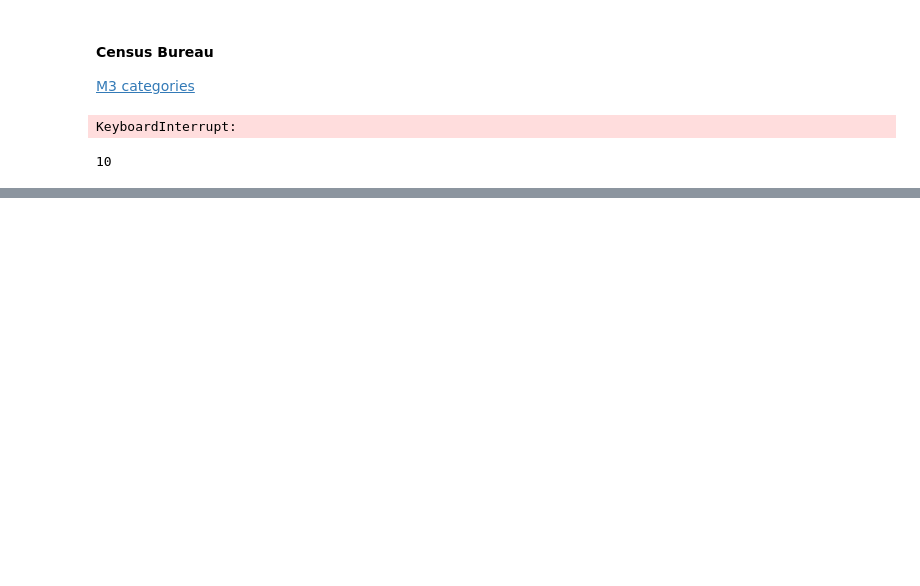
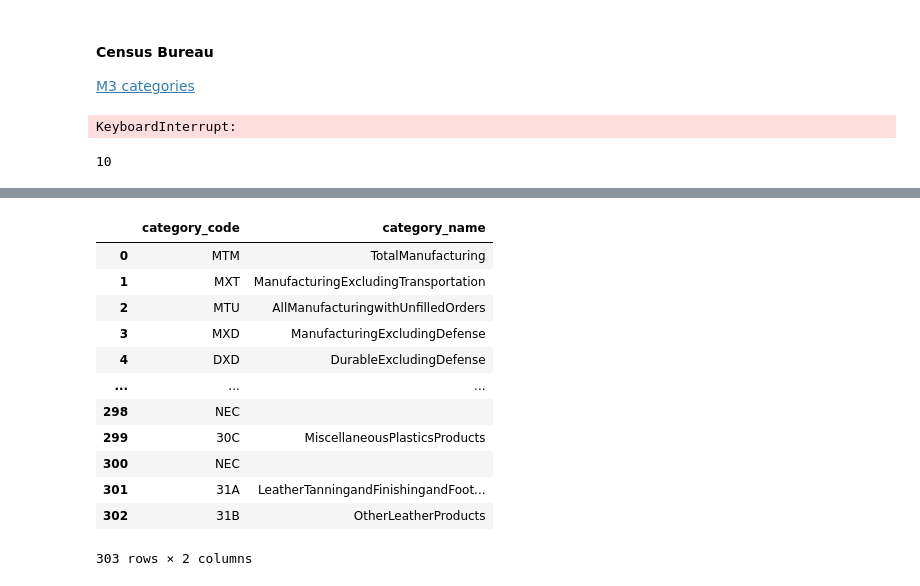
Before and after one commit to mh48642n/Scraping_and_APIs, a Jupyter notebook: census_data_series.ipynb, the cells around one changed output, grey strips where cells are left out. Saved outputs shown, nothing was run; the diff lists cells and outputs as text; code cells hidden in the pictures; blank space fills up the shorter version.

```diff
--- a/census_data_series.ipynb
+++ b/census_data_series.ipynb
@@ -13,3 +13,8 @@ from pypdf import PdfReader
 # %%
 os.chdir("C:/Users/marvi/OneDrive/Documents/GitHub/Scraping-and-APIs")
 os.getcwd()
+# %%
+def wrangling(item):
+    res = [idx for idx, chr in enumerate(item) if chr.isupper()]
+    print(res)
+    #return(item)
@@ -71,3 +60,0 @@ clean
-# %%
-item = str(clean[15])
-item
@@ -113,0 +61,29 @@ clean
+# %%
+#makes a list on a supposed pattern
+clean = re.findall("[A-Z|0-90-9A-Z]{3}.*\W", text)[2:-8]
+
+#first iterate through each string object
+for item in clean:
+    if(item != clean[-9]):
+        #makes the list of codes
+        list_2 = re.findall("[A-Z|0-90-9A-Z]{3}", item)
+        #finds index start point for each code
+        start = [re.search(stuff, item).start() for stuff in list_2]
+        #creating proxy list for items with 1+ code and industry
+        x_2 = []
+        #this loop looks through string for code and specific industry or cat
+        for i in range(0, len(start)):
+
+            if start[i] == start[-1]:
+                l_item = item[start[i]:-1]
+            else:
+                l_item = item[start[i]: start[i+1]]
+
+            #appends the proxy list to main list
+            x_2.append(l_item)
+
+        clean_2.extend(x_2)
+    else:
+        break
+
+clean_2
@@ -113,0 +108,22 @@ clean
+# %%
+cgy_dictionary = {"category_code": [], "category_name": []}
+
+for item in clean_2:
+    cgy_dictionary["category_code"].append(item[0:3])
+    cgy_dictionary["category_name"].append(wrangling(item[3:]))
+
+pd.DataFrame(cgy_dictionary)
+# %% [output]
+|  | category_code | category_name |
+| 0 | MTM | TotalManufacturing |
+| 1 | MXT | ManufacturingExcludingTransportation |
+| 2 | MTU | AllManufacturingwithUnfilledOrders |
+| 3 | MXD | ManufacturingExcludingDefense |
+| 4 | DXD | DurableExcludingDefense |
+| ... | ... | ... |
+| 298 | NEC |  |
+| 299 | 30C | MiscellaneousPlasticsProducts |
+| 300 | NEC |  |
+| 301 | 31A | LeatherTanningandFinishingandFoot... |
+| 302 | 31B | OtherLeatherProducts |
+303 rows × 2 columns
```
Also changed, not shown: parts of 11 cells of this notebook, 3 other files.
